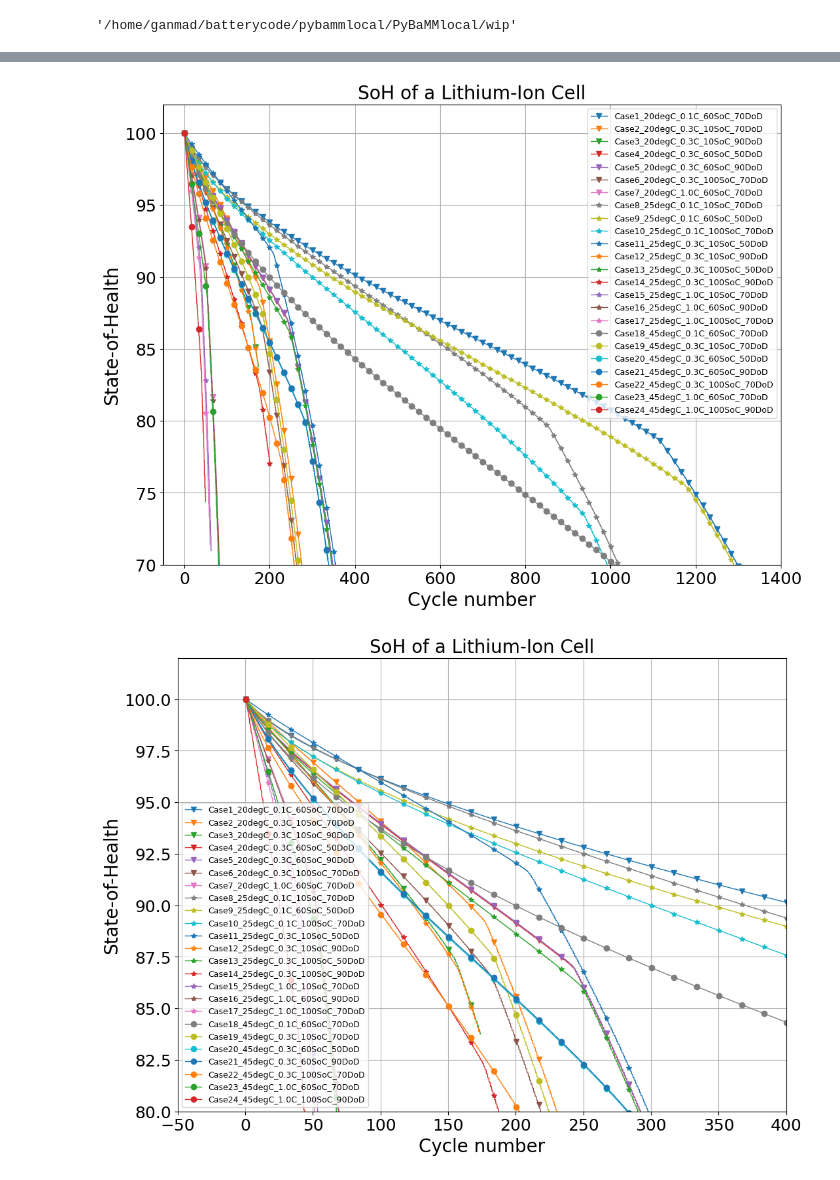
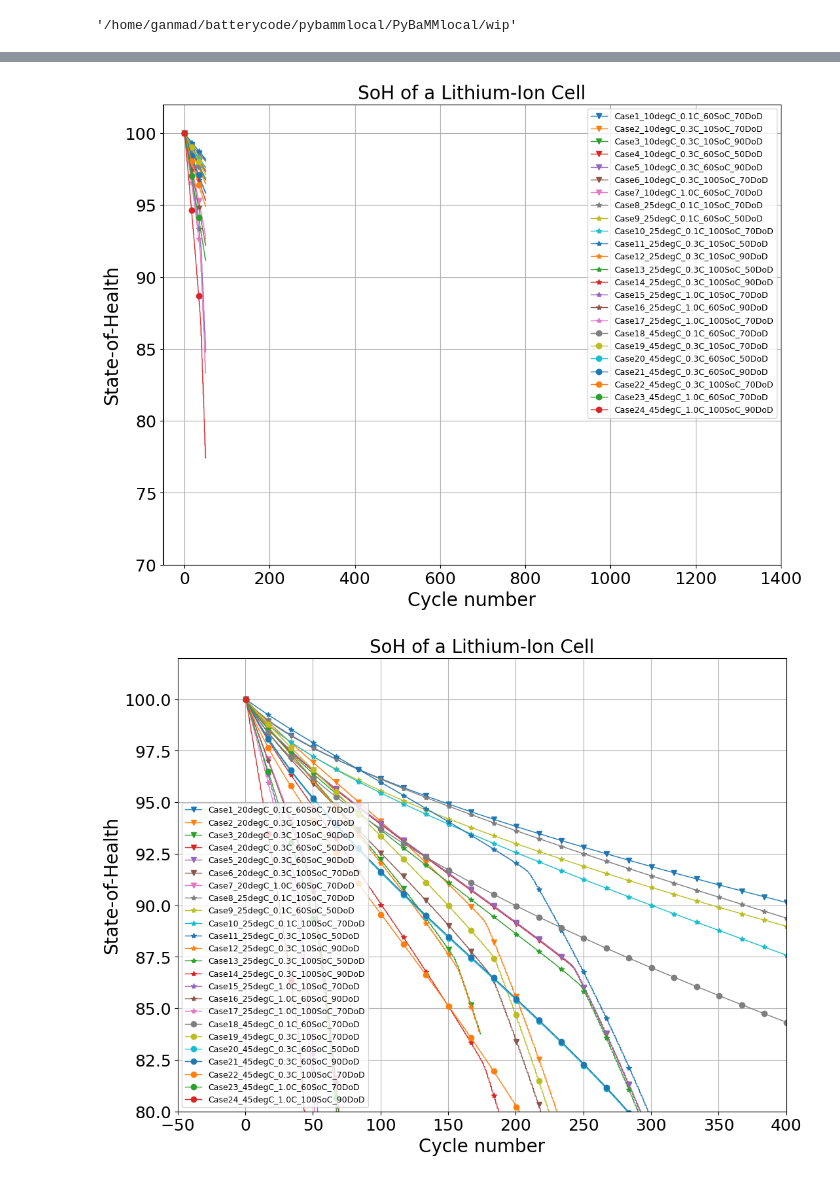
Before and after one commit to ganmadche/PyBaMMlocal, a Jupyter notebook: wip/ageingstudiesiist2025.ipynb, the cells around one changed output, grey strips where cells are left out. Drawn from its saved outputs; the diff is of its cells as text; code cells hidden in the pictures.

Commit message:
tried full ageing studies on latest file-worked

```diff
--- a/wip/ageingstudiesiist2025.ipynb
+++ b/wip/ageingstudiesiist2025.ipynb
@@ -199,10 +197,10 @@ current_directory
 from itertools import product
 
 
-temp_list = [25, 45] #25,
-crate_list = [0.3] #,[0.1,0.3, 1]
+temp_list = [10, 25, 45] #25,
+crate_list = [0.1, 0.3, 1] #,[0.1,0.3, 1]
 soc_list = [10, 60, 100] #,[10, 60, 100]
-dod_list = [90] #60, 70,[50, 70, 90]
+dod_list = [50, 70, 90] #60, 70,[50, 70, 90]
 
 all_cases = list(product(temp_list, crate_list, soc_list, dod_list))
 
@@ -224,8 +228,8 @@ atol = 1e-6
 rtol = 1e-6
 dt_max = 1000
 cycles_per_day = 1
-days_per_year = 10 #365
-years_for_sim = 5
+days_per_year = 365 #365
+years_for_sim = 8
 termination_capacity = 60
 time_per_cycle = 24/cycles_per_day #in hours
 soc_upper_cutoff = 1
@@ -444,5 +453,5 @@ KeyError: 27
 # %%
-df3 = pd.read_csv(f"{current_directory}/ageingresults2/Cases_for_ageing.csv")
+df3 = pd.read_csv(f"{current_directory}/ageingresults3/Cases_for_ageing.csv")
 cycles_per_day =1
 plt.figure(figsize=(12,9))
 b =0
@@ -454,43 +463,43 @@ for m in [5,11,12,13,15,17,23]:#,29,31,33,35,37,39,43,45,47,49,51,53,59,65,67,69
     dod_case = df3["DoD"][n]*0.01
     soc_case = df3["SoC"][n]*0.01
     crate = df3["C_rate"][n]
-    df4 = pd.read_csv(f"{current_directory}/ageingresults2/Case{simcase}_{tempC_case}degC_{crate}C_{soc_case*100}SoC_{dod_case*100}DoD_{cycles_per_day}cycle.csv")
+    df4 = pd.read_csv(f"{current_directory}/ageingresults3/Case{simcase}_{tempC_case}degC_{crate}C_{soc_case*100}SoC_{dod_case*100}DoD_{cycles_per_day}cycle.csv")
     plt.plot(df4["Days"], df4["Capacity Retention"]*100,marker='v', markevery=50,linewidth=1, label =f"Case{b}_{tempC_case}degC_{crate}C_{int(soc_case*100)}SoC_{int(dod_case*100)}DoD")
 
 for m in [29,31,35,37,39,43,45,47,51,53,]: #33,49, #range(27,54):#: #range(5): #
     b= b+1
     n = m-1
     tempC_case = df3["Temperature"][n]
     simcase = df3["Case"][n]
     dod_case = df3["DoD"][n]*0.01
     soc_case = df3["SoC"][n]*0.01
     crate = df3["C_rate"][n]
-    df4 = pd.read_csv(f"{current_directory}/ageingresults2/Case{simcase}_{tempC_case}degC_{crate}C_{soc_case*100}SoC_{dod_case*100}DoD_{cycles_per_day}cycle.csv")
+    df4 = pd.read_csv(f"{current_directory}/ageingresults3/Case{simcase}_{tempC_case}degC_{crate}C_{soc_case*100}SoC_{dod_case*100}DoD_{cycles_per_day}cycle.csv")
     plt.plot(df4["Days"], df4["Capacity Retention"]*100,marker='*', markevery=50,linewidth=1, label =f"Case{b}_{tempC_case}degC_{crate}C_{int(soc_case*100)}SoC_{int(dod_case*100)}DoD")
 
 for m in [59,65,67,69,71,77,81]: #range(27,54):#: #range(5): #
     b= b+1
     n = m-1
     tempC_case = df3["Temperature"][n]
     simcase = df3["Case"][n]
     dod_case = df3["DoD"][n]*0.01
     soc_case = df3["SoC"][n]*0.01
     crate = df3["C_rate"][n]
-    df4 = pd.read_csv(f"{current_directory}/ageingresults2/Case{simcase}_{tempC_case}degC_{crate}C_{soc_case*100}SoC_{dod_case*100}DoD_{cycles_per_day}cycle.csv")
+    df4 = pd.read_csv(f"{current_directory}/ageingresults3/Case{simcase}_{tempC_case}degC_{crate}C_{soc_case*100}SoC_{dod_case*100}DoD_{cycles_per_day}cycle.csv")
     plt.plot(df4["Days"], df4["Capacity Retention"]*100,marker='o', markevery=50,linewidth=1, label =f"Case{b}_{tempC_case}degC_{crate}C_{int(soc_case*100)}SoC_{int(dod_case*100)}DoD")
 
 plt.xlabel('Cycle number',fontsize=20)
 plt.ylabel('State-of-Health',fontsize=20)
 plt.title('SoH of a Lithium-Ion Cell',fontsize=20)
 plt.ylim([70, 102])
 plt.xlim([-50, 1400])
 plt.legend(fontsize=9)
 plt.xticks(fontsize=18)
 plt.yticks(fontsize=18)
 plt.grid(True)
 plt.show()
 # %% [output]
-[figure, old version]
+[figure, new version]
 # %%
 df3 = pd.read_csv(f"{current_directory}/ageingresults2/Cases_for_ageing.csv")
 cycles_per_day =1
```
Also changed, not shown: parts of 7 cells of this notebook.
